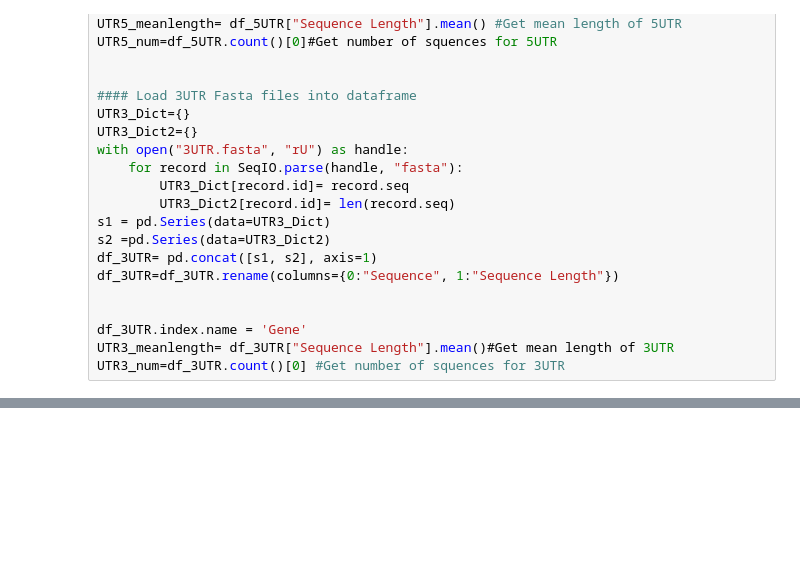
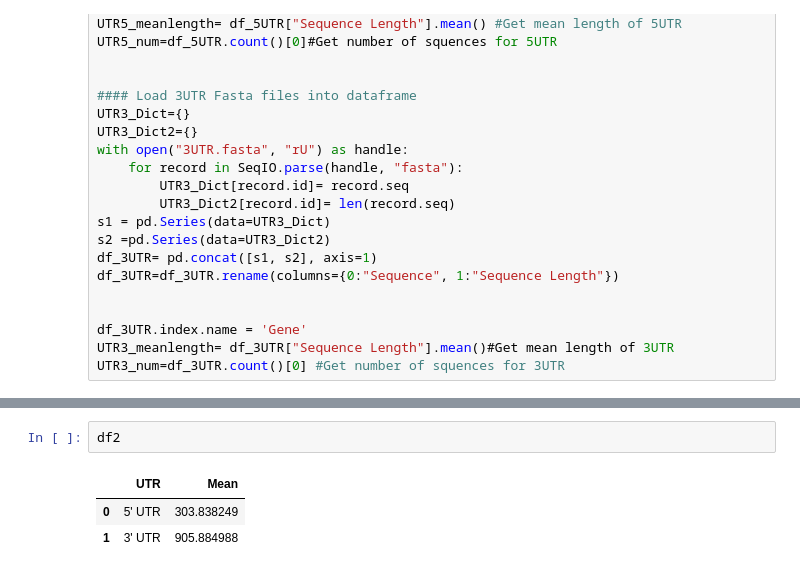
Before and after one commit to theresahutchins/Kmers-Project, a Jupyter notebook: Summary Graphs for 2-12.ipynb, the cells around one changed output, grey strips where cells are left out. Saved outputs shown, nothing was run; the diff lists cells and outputs as text; blank space fills up the shorter version.

```diff
--- a/Summary Graphs for 2-12.ipynb
+++ b/Summary Graphs for 2-12.ipynb
@@ -79,4 +84,10 @@ plt.show()
 [figure]
+# %%
+df2
+# %% [output]
+|  | UTR | Mean |
+| 0 | 5' UTR | 303.838249 |
+| 1 | 3' UTR | 905.884988 |
 # %%
 #Make Bar Graph of mean lengths
 
```
Also changed, not shown: parts of 5 cells of this notebook.
